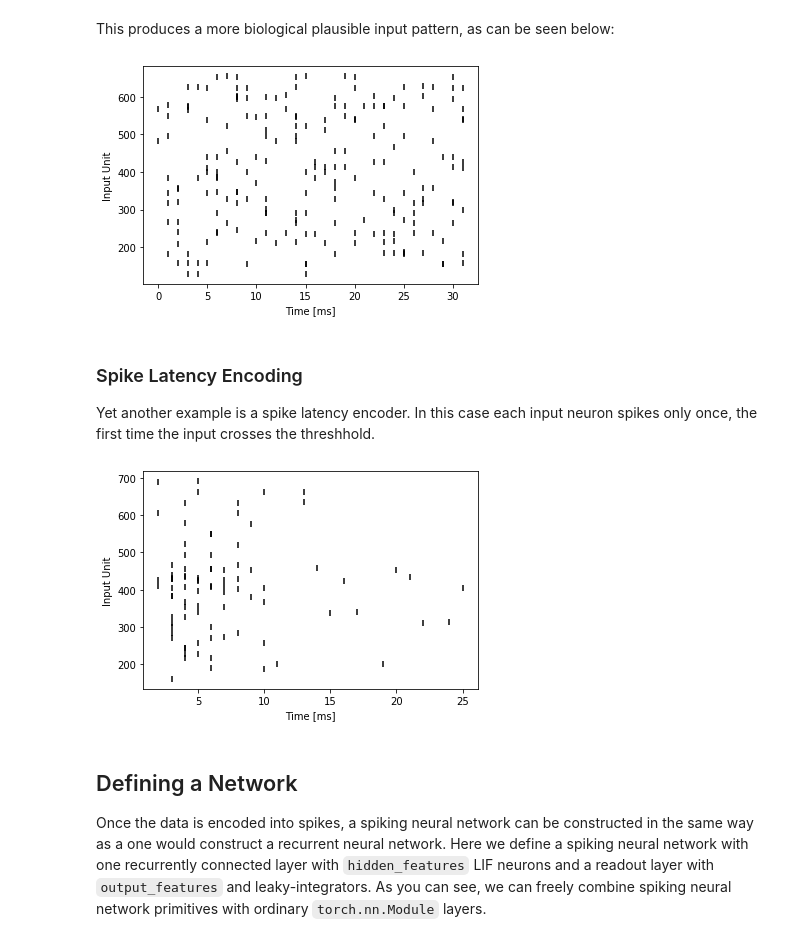
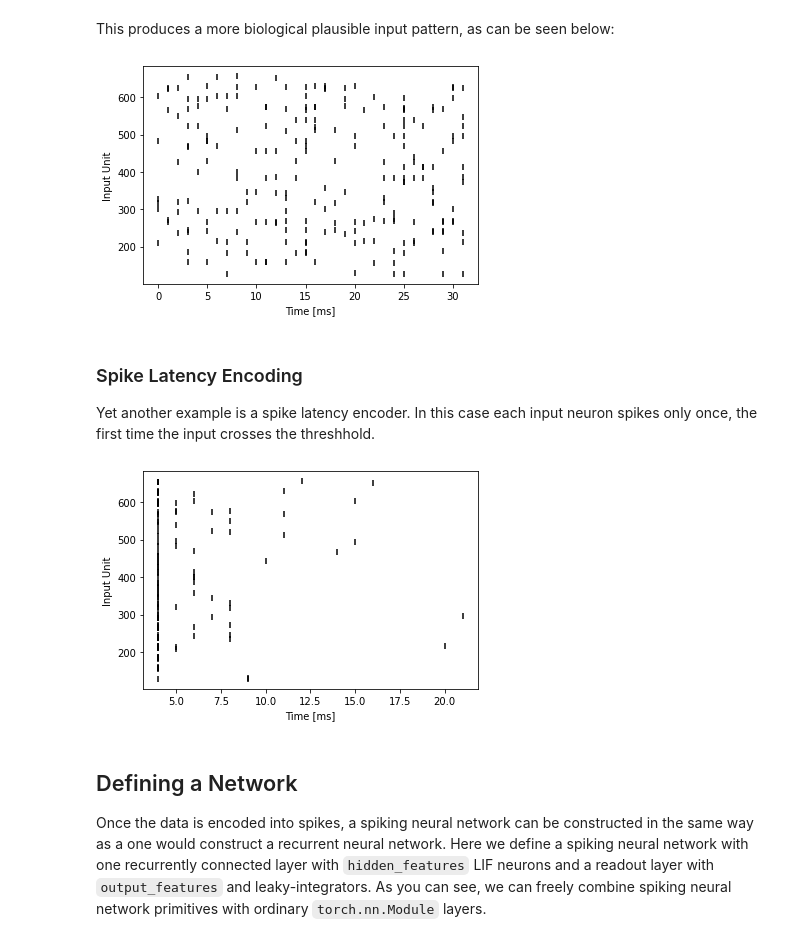
Before and after one commit to norse/norse, a Jupyter notebook: notebooks/norse_tutorial.ipynb, the cells around one changed output. Saved outputs shown, nothing was run; the diff lists cells and outputs as text; code cells hidden in the pictures.

```diff
--- a/notebooks/norse_tutorial.ipynb
+++ b/notebooks/norse_tutorial.ipynb
@@ -155,15 +129,3 @@ plt.show()
 ### Poisson Encoding
 
 As can be seen from the spike raster plot, this kind of encoding does not produce spike patterns which are necessarily biologically realistic. We could rectify this situation by employing cells with varying threshholds and a finer integration time step. Alternatively we can encode the grayscale input images into poisson spike trains
-# %%
-class PoissonEncoder(torch.nn.Module):
-    def __init__(self, seq_length, device, rel_fmax=0.2):
-        super(PoissonEncoder, self).__init__()
-        self.seq_length = seq_length
-        self.rel_fmax = rel_fmax
-        self.device = device
-
-    def forward(self, x):
-      return (
-          torch.rand(self.seq_length, *x.shape).float().to(self.device) < self.rel_fmax * x
-      ).float()
@@ -171,20 +135,19 @@ class PoissonEncoder(torch.nn.Module):
 This produces a more biological plausible input pattern, as can be seen below:
 # %%
 T = 32
-example_encoder = PoissonEncoder(T, "cpu", rel_fmax=0.02)
-
+example_encoder = PoissonEncoder(T, f_max=20)
 
 example_input = example_encoder(img)
 example_spikes = example_input.reshape(T,28*28).to_sparse().coalesce()
 t = example_spikes.indices()[0]
 n = example_spikes.indices()[1]
 
 plt.scatter(t, n, marker='|', color='black')
 plt.ylabel('Input Unit')
 plt.xlabel('Time [ms]')
 plt.show()
 # %% [output]
-[figure, old version]
+[figure, new version]
 # %% [markdown]
 ### Spike Latency Encoding
 
@@ -225,6 +157,6 @@ class SpikeLatencyEncoder(torch.nn.Module):
 # %%
 T = 32
-example_encoder = SpikeLatencyEncoder(T, "cpu", scale=1.0)
+example_encoder = SpikeLatencyLIFEncoder(T)
 
 
 example_input = example_encoder(img)
@@ -237,7 +169,7 @@ plt.ylabel('Input Unit')
 plt.xlabel('Time [ms]')
 plt.show()
 # %% [output]
-[figure, old version]
+[figure, new version]
 # %% [markdown]
 ## Defining a Network
 
```
Also changed, not shown: parts of 23 cells of this notebook.
